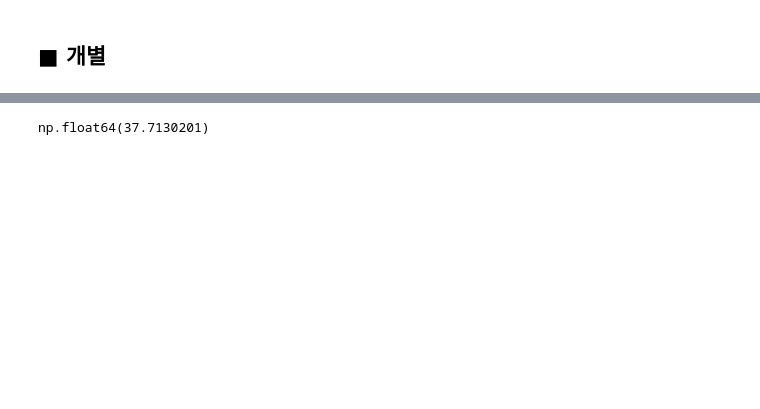
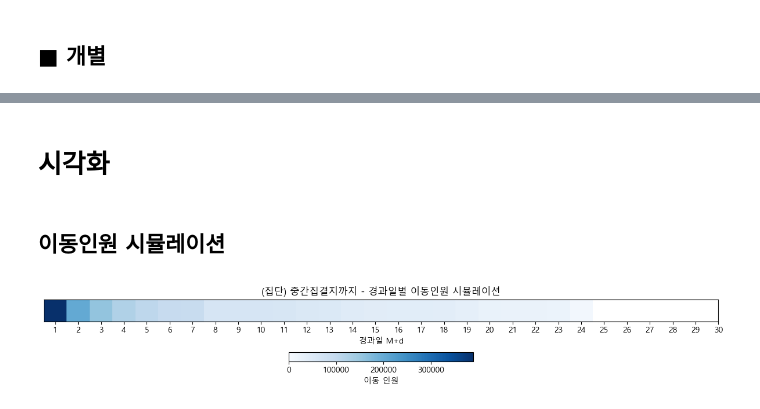
Before and after one commit to DSjayjang/Project, a Jupyter notebook: Crawling/EDA.ipynb, the cells around one changed output, grey strips where cells are left out. Cells and saved outputs as stored; diff of their text form; code cells hidden in the pictures; blank space fills up the shorter version.

```diff
--- a/Crawling/EDA.ipynb
+++ b/Crawling/EDA.ipynb
@@ -342,5 +377,44 @@ geopy.distance.distance((df_geo['mid_lat'][0], df_geo['mid_lng'][0]), (df_geo['e
-# %%
-df_geo['mid_lat'][0]
-df_geo['mid_lng'][0]
-# %% [output]
-np.float64(37.7130201)
+# %% [markdown]
+# 시각화
+# %% [markdown]
+## 이동인원 시뮬레이션
+# %%
+# (집단) 출발 -> 중간집결지
+temp1 = df_group['mid_td'].dt.days.value_counts().sort_index()
+total = temp1.sum()
+cum = temp1.cumsum()
+
+moving = total - cum.shift(fill_value = 0)
+
+norm = Normalize(vmin=0, vmax=moving.max())
+cmap = plt.get_cmap('Blues')
+
+moving_array = moving.values[np.newaxis, :]
+min_day = temp1.index.min()
+max_day = temp1.index.max()
+
+fig, ax = plt.subplots(figsize=(12, 2))
+im = ax.imshow(
+    moving_array,
+    aspect = 'auto',
+    cmap = cmap,
+    norm = norm,
+    # extent=[min_day-1.25, max_day, 0, 1]
+)
+
+ax.set_xlabel('경과일 M+d')
+ax.set_title('(집단) 중간집결지까지 - 경과일별 이동인원 시뮬레이션')
+
+ax.set_xticks(np.arange(min_day-1, max_day))
+ax.set_xticklabels(np.arange(min_day, max_day+1))
+ax.set_yticks([])
+
+cbar = fig.colorbar(im, ax = ax, orientation = 'horizontal', pad = 0.5)
+cbar.set_label('이동 인원')
+
+fig.subplots_adjust(bottom=0.25)
+
+plt.tight_layout()
+plt.show()
+# %% [output]
+[figure, added]
```
Also changed, not shown: parts of 28 cells of this notebook.
